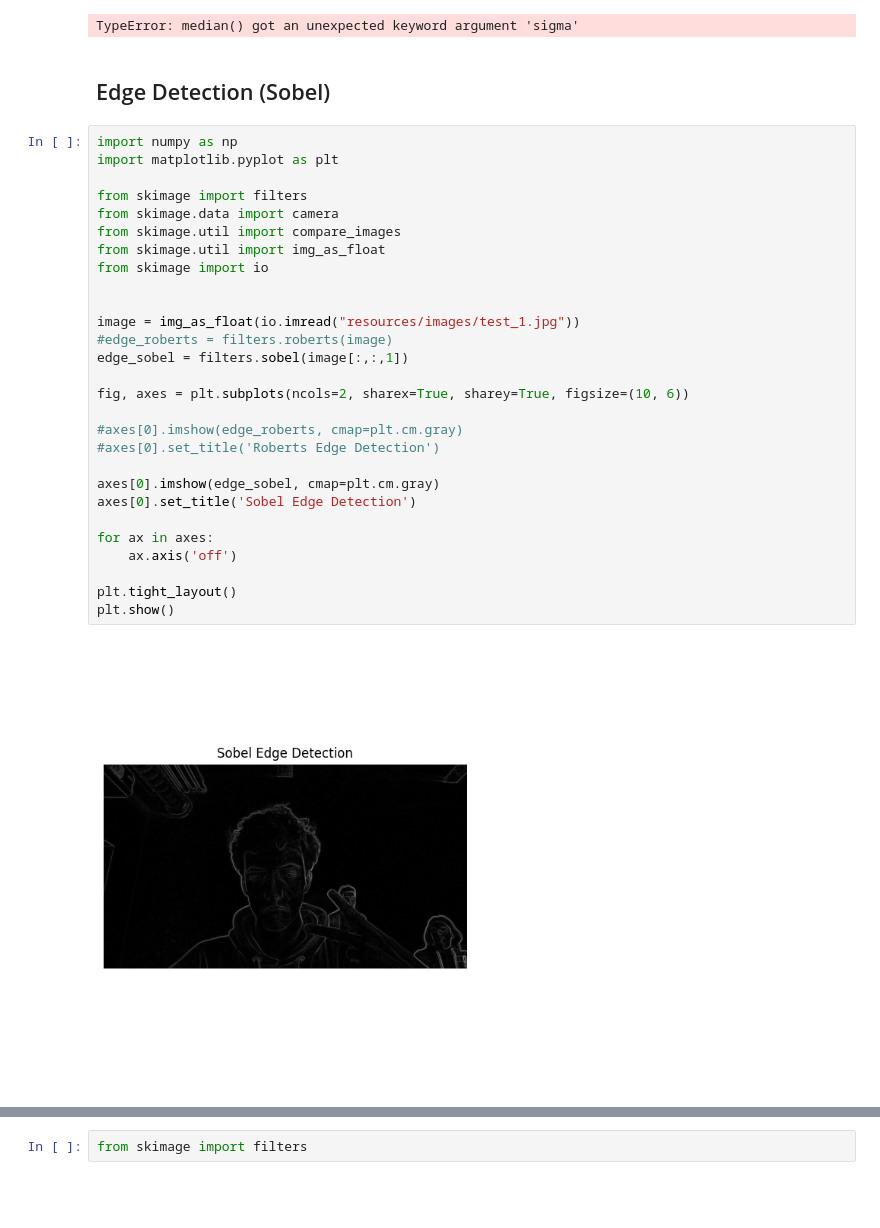
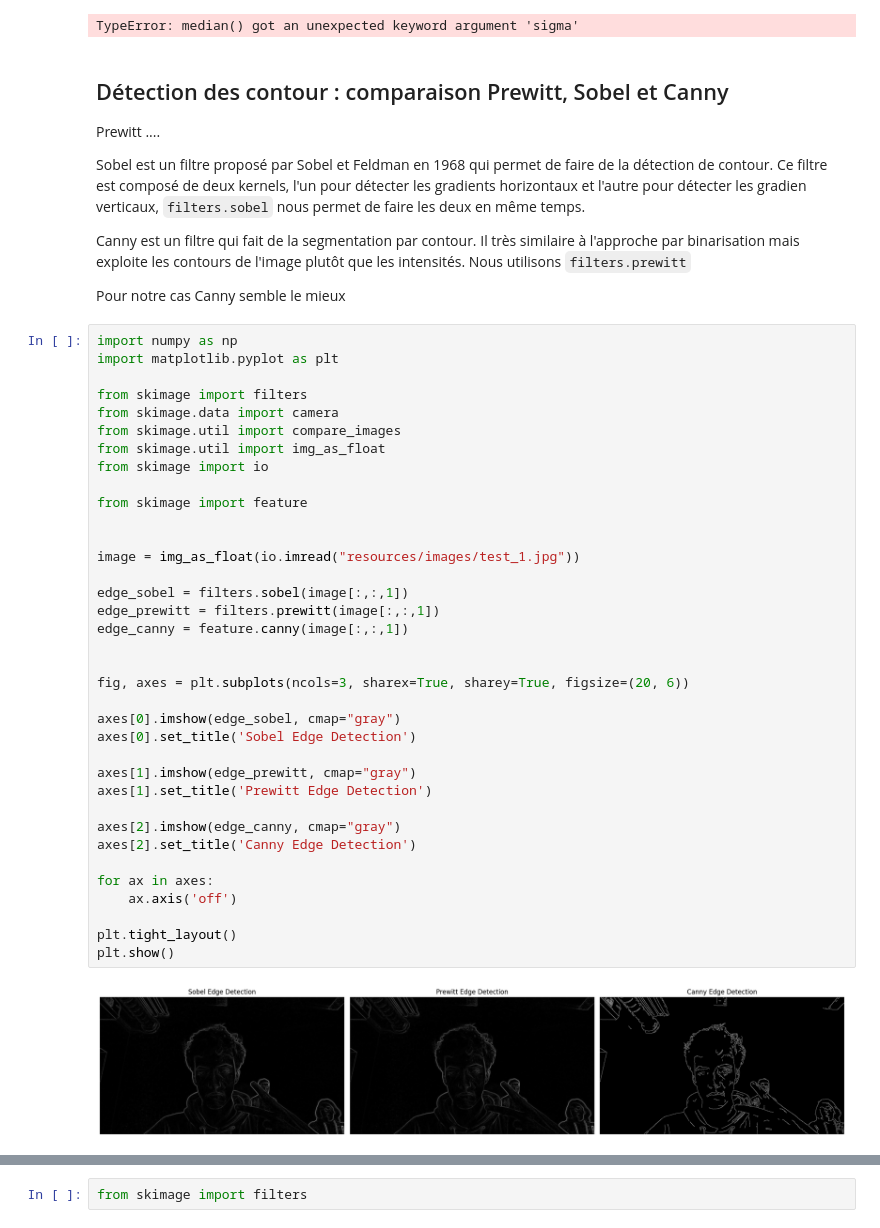
Before and after one commit to PierreVandel/analyse-images-cartoon, a Jupyter notebook: Cartoon.ipynb, the cells around one changed output, grey strips where cells are left out. Drawn from its saved outputs; the diff is of its cells as text; blank space fills up the shorter version.

Commit message:
Test Canny + add com

```diff
--- a/Cartoon.ipynb
+++ b/Cartoon.ipynb
@@ -36,35 +36,52 @@ filtered_posterized_image = filters.gaussian(posterized_image, sigma=4)
 io.imshow(filtered_posterized_image)
 # %% [output]
 TypeError: median() got an unexpected keyword argument 'sigma'
-# %% [markdown]
-## Edge Detection (Sobel)
+# %% [markdown]
+## Détection des contour : comparaison Prewitt, Sobel et Canny
+
+Prewitt ....
+
+Sobel est un filtre proposé par Sobel et Feldman en 1968 qui permet de faire de la détection de contour. Ce filtre est composé de deux kernels, l'un pour détecter les gradients horizontaux et l'autre pour détecter les gradien verticaux, `filters.sobel` nous permet de faire les deux en même temps.
+
+Canny est un filtre qui fait de la segmentation par contour. Il très similaire à l'approche par binarisation mais exploite les contours de l'image plutôt que les intensités. Nous utilisons `filters.prewitt`
+
+
+Pour notre cas Canny semble le mieux
 # %%
 import numpy as np
 import matplotlib.pyplot as plt
 
 from skimage import filters
 from skimage.data import camera
 from skimage.util import compare_images
 from skimage.util import img_as_float
 from skimage import io
 
+from skimage import feature
+
 
 image = img_as_float(io.imread("resources/images/test_1.jpg"))
-#edge_roberts = filters.roberts(image)
+
 edge_sobel = filters.sobel(image[:,:,1])
+edge_prewitt = filters.prewitt(image[:,:,1])
+edge_canny = feature.canny(image[:,:,1])
 
-fig, axes = plt.subplots(ncols=2, sharex=True, sharey=True, figsize=(10, 6))
 
-#axes[0].imshow(edge_roberts, cmap=plt.cm.gray)
-#axes[0].set_title('Roberts Edge Detection')
+fig, axes = plt.subplots(ncols=3, sharex=True, sharey=True, figsize=(20, 6))
 
-axes[0].imshow(edge_sobel, cmap=plt.cm.gray)
+axes[0].imshow(edge_sobel, cmap="gray")
 axes[0].set_title('Sobel Edge Detection')
+
+axes[1].imshow(edge_prewitt, cmap="gray")
+axes[1].set_title('Prewitt Edge Detection')
+
+axes[2].imshow(edge_canny, cmap="gray")
+axes[2].set_title('Canny Edge Detection')
 
 for ax in axes:
     ax.axis('off')
 
 plt.tight_layout()
 plt.show()
 # %% [output]
-[figure, old version]
+[figure, new version]
```
Also changed, not shown: parts of 5 cells of this notebook.
